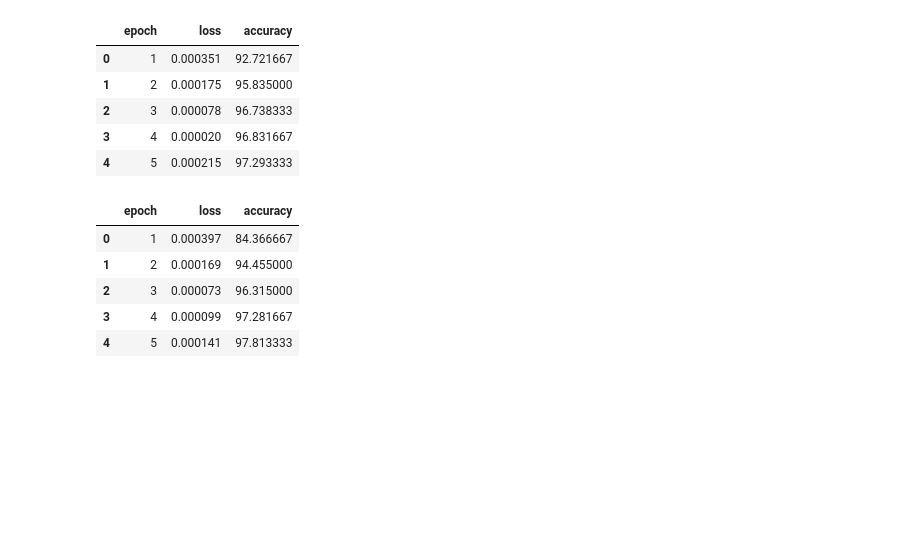
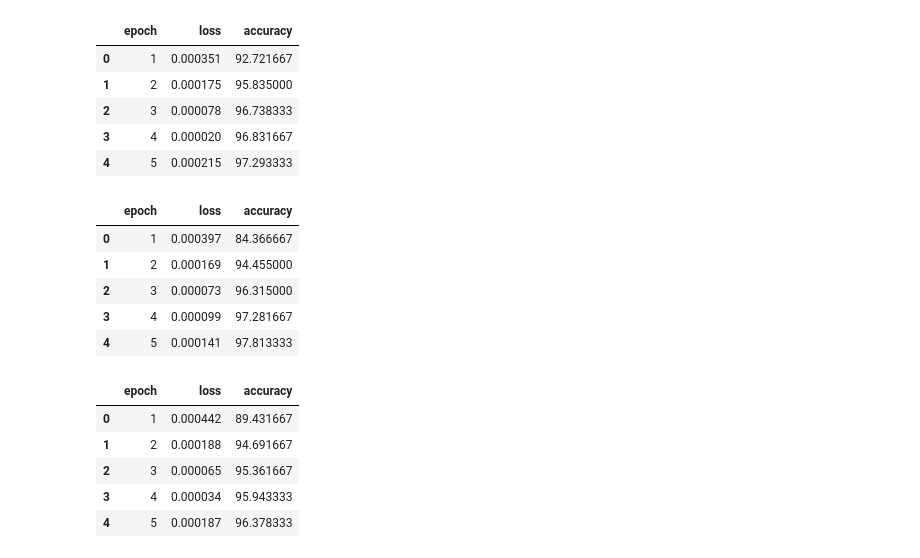
Before and after one commit to VishnuVardhanKasireddy/curvature-optimizer, a Jupyter notebook: notebooks/visualisation_mnist.ipynb, the cells around one changed output. Saved outputs shown, nothing was run; the diff lists cells and outputs as text; code cells hidden in the pictures; blank space fills up the shorter version.

```diff
--- a/notebooks/visualisation_mnist.ipynb
+++ b/notebooks/visualisation_mnist.ipynb
@@ -32,6 +32,16 @@ sgd.head()
 | 2 | 3 | 0.000073 | 96.315000 |
 | 3 | 4 | 0.000099 | 97.281667 |
 | 4 | 5 | 0.000141 | 97.813333 |
+# %%
+rms = pd.read_csv("../results/rmsprop_mnist_metrics.csv")
+rms.head()
+# %% [output]
+|  | epoch | loss | accuracy |
+| 0 | 1 | 0.000442 | 89.431667 |
+| 1 | 2 | 0.000188 | 94.691667 |
+| 2 | 3 | 0.000065 | 95.361667 |
+| 3 | 4 | 0.000034 | 95.943333 |
+| 4 | 5 | 0.000187 | 96.378333 |
 # %%
 plt.figure()
 plt.plot(calr["epoch"], calr["loss"], label="CALR")
```
Also changed, not shown: parts of 2 cells of this notebook, 2 other files.
